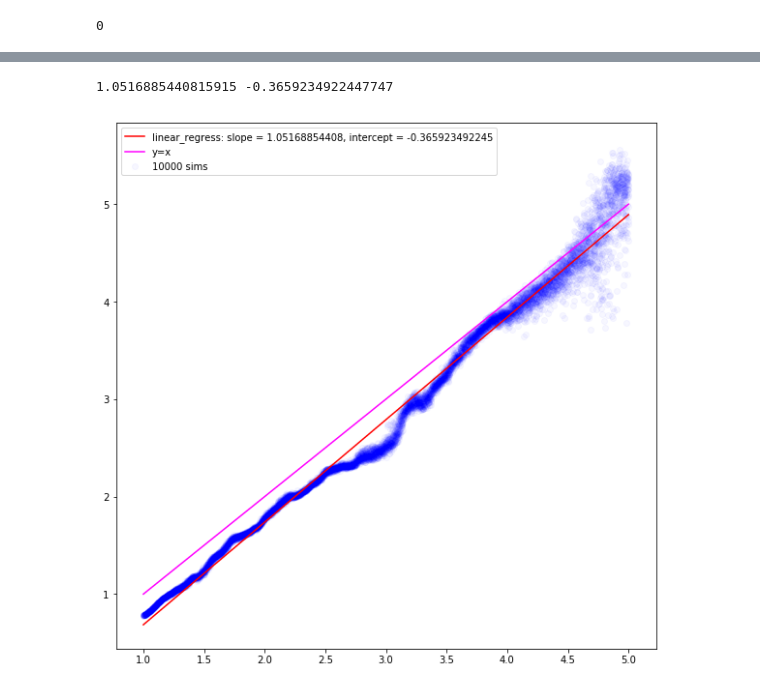
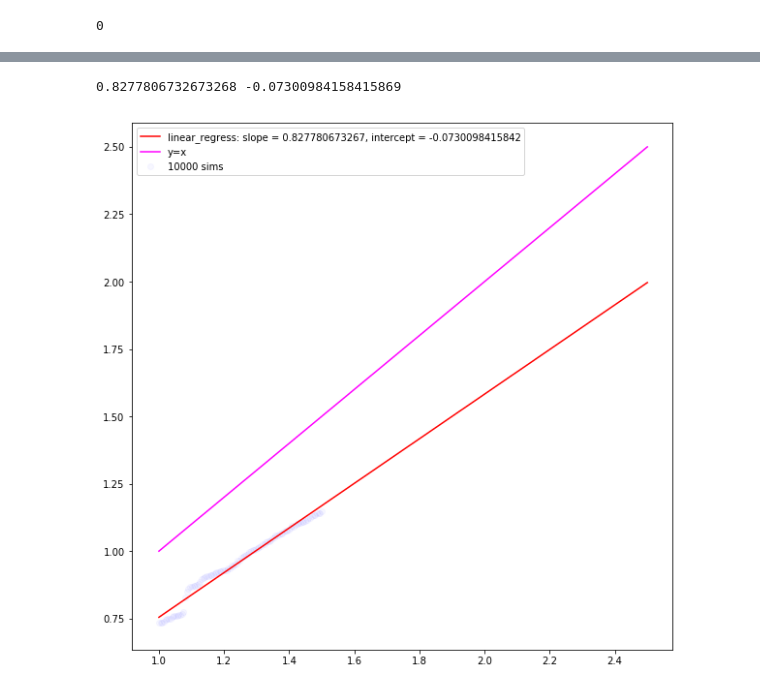
Before and after one commit to cpvargas/sed_research, a Jupyter notebook: library_prototype-2-Copy1.ipynb, the cells around one changed output, grey strips where cells are left out. Saved outputs shown, nothing was run; the diff lists cells and outputs as text; code cells hidden in the pictures.

```diff
--- a/library_prototype-2-Copy1.ipynb
+++ b/library_prototype-2-Copy1.ipynb
@@ -15,0 +18,3 @@ import subprocess
+# %%
+from os.path import expanduser
+home = expanduser("~")
@@ -169,5 +182,5 @@ with open("/Users/cv/eazy-photoz/inputs/zphot.translate","w") as f:
         f.write("e_{} E{}\n".format(str(tag[i]),str(int(eazytag[i]))))
 # %%
 #Creating a Mock catalog
-zspace = np.linspace(1.0,5.0,10000) #Redshift grid
+zspace = np.linspace(1.0,1.5,100) #Redshift grid
 # %%
@@ -203,7 +216,7 @@ subprocess.call("../src/eazy -p zphot.param.default",shell=True)
 # %% [output]
 0
 # %%
-zout = np.loadtxt("/Users/cv/eazy-photoz/inputs/OUTPUT/photz.zout",comments="#",usecols=(13),unpack=True)
+zout = np.loadtxt(home + "/eazy-photoz/inputs/OUTPUT/photz.zout",comments="#",usecols=(14),unpack=True)
 # %%
 zout
 # %% [output]
@@ -211,23 +236,20 @@ array([0.7797, 0.7782, 0.7793, ..., 4.8631, 5.3094, 5.2565])
 # %%
 plt.rcParams['figure.figsize'] = [10, 10]
 # %%
-
 slope, intercept, r_value, p_value, std_err = stats.linregress(zspace,zout)
-x = np.linspace(1.0,5.0,1000)
+x = np.linspace(1.0,2.5,1000)
 y = slope*x+intercept
 plt.plot(x,y,color="red",label="linear_regress: slope = {}, intercept = {}".format(slope,intercept))
+print slope,intercept
 
-print slope,intercept
+plt.plot(x,x,color="magenta",label="y=x")
+
+plt.scatter(zspace,zout,c="blue",alpha=0.03,label="10000 sims")
+plt.legend()
+plt.show()
 # %% [output]
-1.0516885440815915 -0.3659234922447747
+0.8277806732673268 -0.07300984158415869
+[figure, added]
-# %%
-plt.plot(x,x,color="magenta",label="y=x")
-
-plt.scatter(zspace,zout,c="blue",alpha=0.03,label="10000 sims")
-plt.legend()
-plt.show()
-# %% [output]
-[figure, removed]
 # %%
 phot_test = np.array([1.70771e-01,1.91405e+00,5.69421e+00,3.25895e+01,8.45730e+01,1.19146e+02,1.57714e+02])*1e-6
 phot_err_test = np.array([7.44628e-02,3.79339e-02,2.65289e-02,4.55096e-02,5.64738e-01,9.86226e-01,9.14601e-01])*1e-6
```
Also changed, not shown: parts of 13 cells of this notebook.
